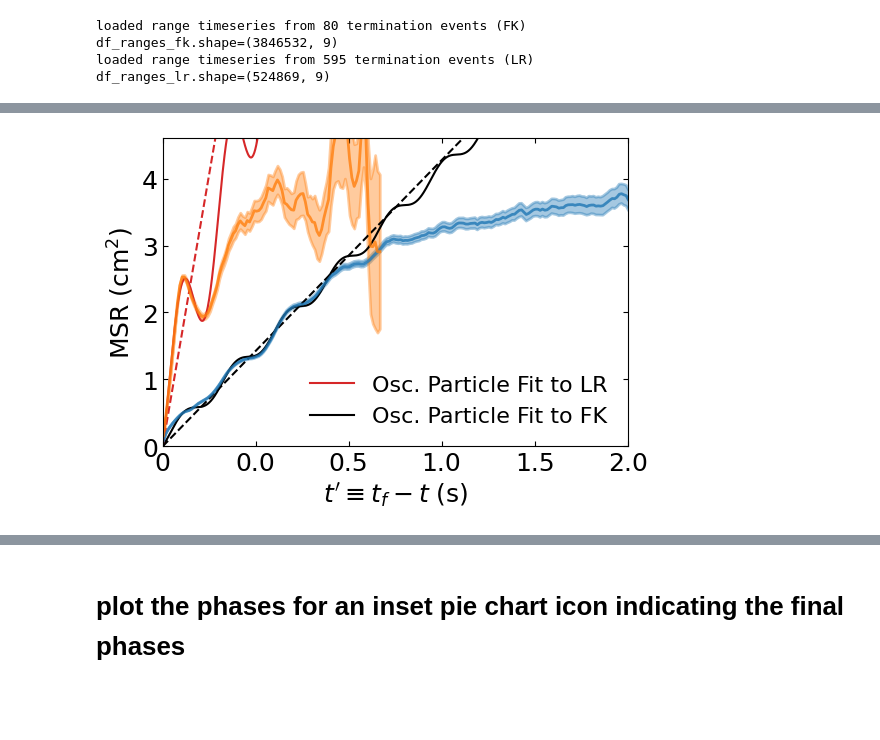
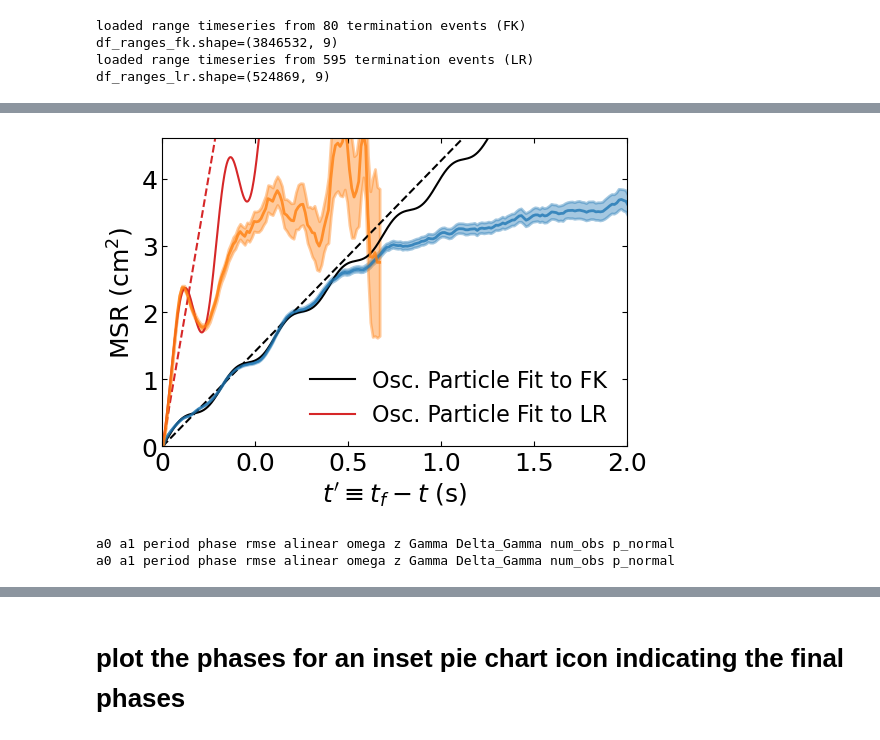
Before and after one commit to timtyree/bgmc, a Jupyter notebook: python/Generation of figure 4.ipynb, the cells around one changed output, grey strips where cells are left out. Drawn from its saved outputs; the diff is of its cells as text; code cells hidden in the pictures; blank space fills up the shorter version.

```diff
--- a/python/Generation of figure 4.ipynb
+++ b/python/Generation of figure 4.ipynb
@@ -487,8 +144,11 @@ input_fn_dict={'vectorsummed':input_fn,'neighboronly':input_fn}
 #load from full models
 
 #load msr data for FK model (200x200) (src: wj)
-msr_dir_bootstrap_fk=f'/Users/timothytyree/Documents/GitHub/care/notebooks/Data/from_wjr/positions_fk/200x200/tippos_per_c_001_annihilation_msr.csv'
-range_data_dir_fk=f'/Users/timothytyree/Documents/GitHub/care/notebooks/Data/from_wjr/positions_fk/200x200/tippos_per_c_001_annihilation_range_timeseries.pkl'
+msr_dir_bootstrap_fk=f'{nb_dir}/../../care/notebooks/Data/from_wjr/positions_fk/200x200/tippos_per_c_001_annihilation_msr.csv'
+range_data_dir_fk=f'{nb_dir}/../../care/notebooks/Data/from_wjr/positions_fk/200x200/tippos_per_c_001_annihilation_range_timeseries.pkl'
+
+# msr_dir_bootstrap_fk=f'/Users/timothytyree/Documents/GitHub/care/notebooks/Data/from_wjr/positions_fk/200x200/tippos_per_c_001_annihilation_msr.csv'
+# range_data_dir_fk=f'/Users/timothytyree/Documents/GitHub/care/notebooks/Data/from_wjr/positions_fk/200x200/tippos_per_c_001_annihilation_range_timeseries.pkl'
 # msr_dir_bootstrap_fk=f'/home/timothytyree/Documents/GitHub/care/notebooks/Data/from_wjr/positions_fk/200x200/tippos_per_c_001_annihilation_msr.csv'
 # range_data_dir_fk=f'/home/timothytyree/Documents/GitHub/care/notebooks/Data/from_wjr/positions_fk/200x200/tippos_per_c_001_annihilation_range_timeseries.pkl'
 df_msr_fk=pd.read_csv(msr_dir_bootstrap_fk)
@@ -501,8 +161,10 @@ del data_lst
 print(f"{df_ranges_fk.shape=}")
 
 #load msr data for LR model (200x200) (src: wj)
-msr_dir_bootstrap_lr=f'/Users/timothytyree/Documents/GitHub/care/notebooks/Data/from_wjr/positions_lr/200x200/tippos_per_001_annihilation_msr.csv'
-range_data_dir_lr=f'/Users/timothytyree/Documents/GitHub/care/notebooks/Data/from_wjr/positions_lr/200x200/tippos_per_001_annihilation_range_timeseries.pkl'
+msr_dir_bootstrap_lr=f'{nb_dir}/../../care/notebooks/Data/from_wjr/positions_lr/200x200/tippos_per_001_annihilation_msr.csv'
+range_data_dir_lr=f'{nb_dir}/../../care/notebooks/Data/from_wjr/positions_lr/200x200/tippos_per_001_annihilation_range_timeseries.pkl'
+# msr_dir_bootstrap_lr=f'/Users/timothytyree/Documents/GitHub/care/notebooks/Data/from_wjr/positions_lr/200x200/tippos_per_001_annihilation_msr.csv'
+# range_data_dir_lr=f'/Users/timothytyree/Documents/GitHub/care/notebooks/Data/from_wjr/positions_lr/200x200/tippos_per_001_annihilation_range_timeseries.pkl'
 # msr_dir_bootstrap_lr=f'/home/timothytyree/Documents/GitHub/care/notebooks/Data/from_wjr/positions_lr/200x200/tippos_per_001_annihilation_msr.csv'
 # range_data_dir_lr=f'/home/timothytyree/Documents/GitHub/care/notebooks/Data/from_wjr/positions_lr/200x200/tippos_per_001_annihilation_range_timeseries.pkl'
 df_msr_lr=pd.read_csv(msr_dir_bootstrap_lr)
@@ -889,6 +449,21 @@ figsize=(6,4)
 tscale=1e-3
 
 fig,ax=plt.subplots(figsize=(6,4))
+
+#plot simulated annealing fits of oscillatory particle model
+phi_f = dict_osc_fit_fk['phase']
+omega = dict_osc_fit_fk['omega']*1e3
+a = dict_osc_fit_fk['a1']
+D = dict_osc_fit_fk['a0']/2
+t_values=np.linspace(0,1,1000)
+# MSR_values_oscillatory=4*(a*t_values+(2*D/omega)*(np.sin(omega*t_values+phi_f))+constant
+MSR_values_oscillatory=4*(2*D*t_values+(a/omega)*(np.sin(omega*t_values+phi_f)-np.sin(phi_f)))
+# MSR_values_oscillatory_fk = MSR_values_oscillatory.copy()
+ax.plot(t_values,MSR_values_oscillatory,c='k',#'C2',
+                label=r'Osc. Particle Fit to FK')
+
+
+
 #plot simulated annealing fits of oscillatory particle model
 phi_f = dict_osc_fit_lr['phase']
 omega = dict_osc_fit_lr['omega']*1e3
@@ -897,62 +472,52 @@ D = dict_osc_fit_lr['a0']/2
 t_values=np.linspace(0,1,1000)
 # MSR_values_oscillatory=4*(a*t_values+(2*D/omega)*(np.sin(omega*t_values+phi_f))+constant
 MSR_values_oscillatory=4*(2*D*t_values+(a/omega)*(np.sin(omega*t_values+phi_f)-np.sin(phi_f)))
+# MSR_values_oscillatory_lr = MSR_values_oscillatory.copy()
 ax.plot(t_values,MSR_values_oscillatory,c='C3',
                 label=r'Osc. Particle Fit to LR')
 #                 label=r'$MSR_{Osc.}(a=a_{FK},\phi_f=-\frac{\pi}{2})$')
-phi_f = dict_osc_fit_fk['phase']
-omega = dict_osc_fit_fk['omega']*1e3
-a = dict_osc_fit_fk['a1']
-D = dict_osc_fit_fk['a0']/2
-# t_values=np.linspace(0,1,1000)
-# MSR_values_oscillatory=4*(a*t_values+(2*D/omega)*(np.sin(omega*t_values+phi_f))+constant
-MSR_values_oscillatory=4*(2*D*t_values+(a/omega)*(np.sin(omega*t_values+phi_f)-np.sin(phi_f)))
-ax.plot(t_values,MSR_values_oscillatory,c='k',#'C2',
-                label=r'Osc. Particle Fit to FK')
 
 #plot the linear particle model
-amax_fk = 1.781
-amax_lr = 10.147
 ax.plot(t_values,4*amax_fk*t_values,c='k',linestyle='dashed')
 ax.plot(t_values,4*amax_lr*t_values,c='C3',linestyle='dashed')
 # ax.plot(t_values,4*amax_fk*t_values,c='C0',linestyle='dashed')
 # ax.plot(t_values,4*amax_lr*t_values,c='C1',linestyle='dashed')
 
 # #plot the direct simulation of the oscillatory particle model under these same parameter settings
 # stepsize=2500
 # plt.scatter(dict_fit_fk['tdeath'][::stepsize],dict_fit_fk['MSR'][::stepsize],lw=2,alpha=.7,c='k',#'C2',
 #             marker='x')#,label='Simulation of Osc. (FK)')
 # stepsize=1000
 # plt.scatter(dict_fit_lr['tdeath'][::stepsize],dict_fit_lr['MSR'][::stepsize],lw=2,alpha=.7,c='C3',
 #             marker='x')#,label='Simulation of Osc. (LR)')
 
-#plot msd data from full
-ax.plot(x_values_fk*tscale,y_values_fk,lw=2,alpha=0.8,c='C0')
-ax.fill_between(x_values_fk*tscale,y_values_fk-yerr_values_fk,y_values_fk+yerr_values_fk,lw=lw,alpha=alpha,color='C0')
-ax.plot(x_values_lr*tscale,y_values_lr,lw=2,alpha=0.8,c='C1')
-ax.fill_between(x_values_lr*tscale,y_values_lr-yerr_values_lr,y_values_lr+yerr_values_lr,lw=lw,alpha=alpha,color='C1')
+# #plot msd data from full (works worse)
+# ax.plot(x_values_fk*tscale,y_values_fk,lw=2,alpha=0.8,c='C0')
+# ax.fill_between(x_values_fk*tscale,y_values_fk-yerr_values_fk,y_values_fk+yerr_values_fk,lw=lw,alpha=alpha,color='C0')
+# ax.plot(x_values_lr*tscale,y_values_lr,lw=2,alpha=0.8,c='C1')
+# ax.fill_between(x_values_lr*tscale,y_values_lr-yerr_values_lr,y_values_lr+yerr_values_lr,lw=lw,alpha=alpha,color='C1')
 
-# #plot msd data from full with minimum subtracted
-# miny = np.min(y_values_fk)
-# ax.plot(x_values_fk*tscale,y_values_fk-miny,lw=2,alpha=0.8,c='C0')
-# ax.fill_between(x_values_fk*tscale,y_values_fk-yerr_values_fk-miny,y_values_fk+yerr_values_fk-miny,lw=lw,alpha=alpha,color='C0')
-# miny_lr = np.min(y_values_lr)
-# ax.plot(x_values_lr*tscale,y_values_lr-miny_lr,lw=2,alpha=0.8,c='C1')
-# ax.fill_between(x_values_lr*tscale,y_values_lr-yerr_values_lr-miny_lr,y_values_lr+yerr_values_lr-miny_lr,lw=lw,alpha=alpha,color='C1')
+#plot msd data from full with minimum subtracted (works better)
+miny = np.min(y_values_fk)
+ax.plot(x_values_fk*tscale,y_values_fk-miny,lw=2,alpha=0.8,c='C0')
+ax.fill_between(x_values_fk*tscale,y_values_fk-yerr_values_fk-miny,y_values_fk+yerr_values_fk-miny,lw=lw,alpha=alpha,color='C0')
+miny_lr = np.min(y_values_lr)
+ax.plot(x_values_lr*tscale,y_values_lr-miny_lr,lw=2,alpha=0.8,c='C1')
+ax.fill_between(x_values_lr*tscale,y_values_lr-yerr_values_lr-miny_lr,y_values_lr+yerr_values_lr-miny_lr,lw=lw,alpha=alpha,color='C1')
 
 
 #format_plot
 # format_plot(ax=ax,xlabel=r'$t_f-t$ (seconds)',ylabel=r'MSR (cm$^2$)',fontsize=fontsize)
 format_plot(ax=ax,xlabel=r"$t'\equiv t_f-t$ (s)",ylabel=r'MSR (cm$^2$)',fontsize=fontsize)
 ax.tick_params(bottom=True,left=True,top=True, right=True,direction='in',which='both')
 ax.legend(fontsize=16,frameon=False)
 xticklabels = [str(x) for x in ax.get_xticks()]
 xticklabels[0] = '0'
 ax.set_xticklabels(xticklabels)
 plt.xlim([0,1])
 plt.ylim([0,4.6])
 # plt.ylim([0,5.1])
 # plt.ylim([0,14.1])
 plt.show()
 # %% [output]
-[figure, old version]
+[figure, new version]
@@ -958,0 +532,14 @@ plt.show()
+# %%
+#DONE: compute mean percent error (MPE) for both fits in their respective zone of fitting
+print(*dict_osc_fit_fk)
+print(*dict_osc_fit_lr)
+t_values_fk = x_values_fk.copy()
+t_values_lr = x_values_lr.copy()
+
+MSR_values_fk = y_values_fk-miny
+MSR_values_lr = y_values_lr-miny_lr
+# MSR_values_fk = y_values_fk
+# MSR_values_lr = y_values_lr
+# %% [output]
+a0 a1 period phase rmse alinear omega z Gamma Delta_Gamma num_obs p_normal
+a0 a1 period phase rmse alinear omega z Gamma Delta_Gamma num_obs p_normal
```
Also changed, not shown: parts of 40 cells of this notebook, 6 other files.
